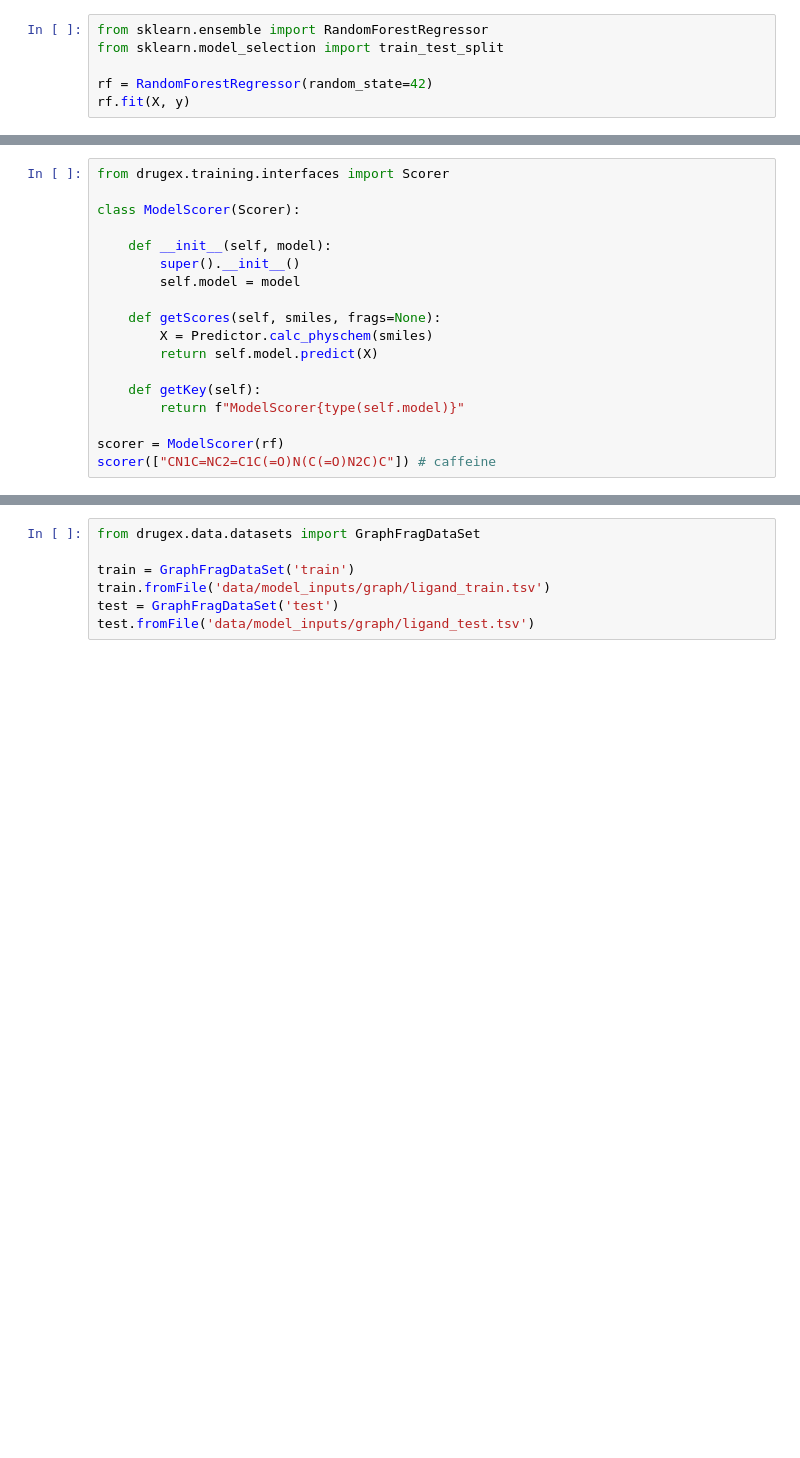
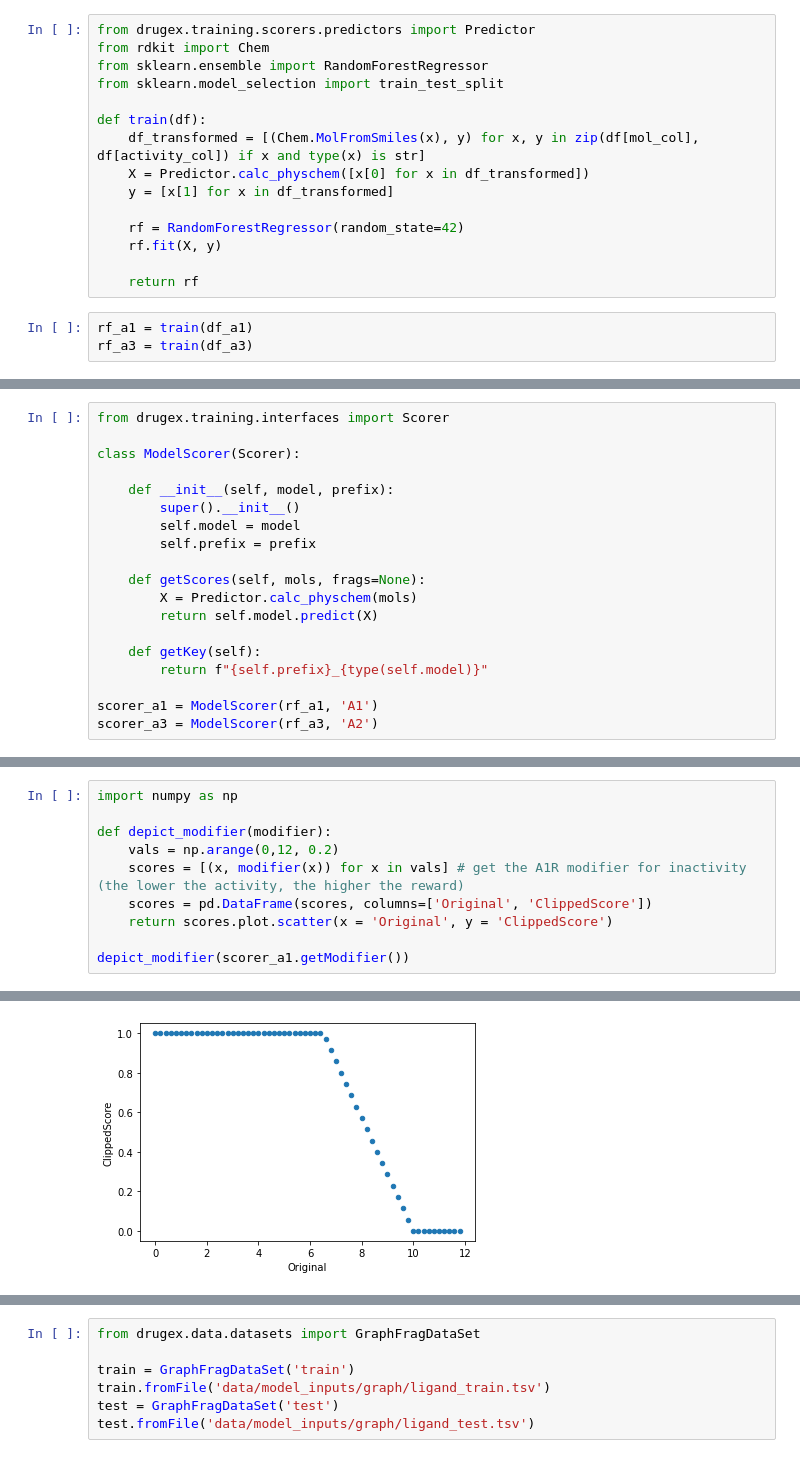
Before and after one commit to CDDLeiden/DrugEx, a Jupyter notebook: tutorial/rl_optimization.ipynb, the cells around one changed output, grey strips where cells are left out. Drawn from its saved outputs; the diff is of its cells as text; blank space fills up the shorter version.

Commit message:
finalize tutorial for the graph-based model

```diff
--- a/tutorial/rl_optimization.ipynb
+++ b/tutorial/rl_optimization.ipynb
@@ -20,6 +80,18 @@ y = df.PCHEMBL_VALUE
+# %%
+from drugex.training.scorers.predictors import Predictor
+from rdkit import Chem
+from sklearn.ensemble import RandomForestRegressor
+from sklearn.model_selection import train_test_split
+
+def train(df):
+    df_transformed = [(Chem.MolFromSmiles(x), y) for x, y in zip(df[mol_col], df[activity_col]) if x and type(x) is str]
+    X = Predictor.calc_physchem([x[0] for x in df_transformed])
+    y = [x[1] for x in df_transformed]
+
+    rf = RandomForestRegressor(random_state=42)
+    rf.fit(X, y)
+
+    return rf
 # %%
-from sklearn.ensemble import RandomForestRegressor
-from sklearn.model_selection import train_test_split
-
-rf = RandomForestRegressor(random_state=42)
-rf.fit(X, y)
+rf_a1 = train(df_a1)
+rf_a3 = train(df_a3)
@@ -30,16 +106,17 @@ from drugex.training.interfaces import Scorer
 
 class ModelScorer(Scorer):
 
-    def __init__(self, model):
+    def __init__(self, model, prefix):
         super().__init__()
         self.model = model
+        self.prefix = prefix
 
-    def getScores(self, smiles, frags=None):
-        X = Predictor.calc_physchem(smiles)
+    def getScores(self, mols, frags=None):
+        X = Predictor.calc_physchem(mols)
         return self.model.predict(X)
 
     def getKey(self):
-        return f"ModelScorer{type(self.model)}"
+        return f"{self.prefix}_{type(self.model)}"
 
-scorer = ModelScorer(rf)
-scorer(["CN1C=NC2=C1C(=O)N(C(=O)N2C)C"]) # caffeine
+scorer_a1 = ModelScorer(rf_a1, 'A1')
+scorer_a3 = ModelScorer(rf_a3, 'A2')
@@ -47,0 +162,11 @@ array([6.0361])
+# %%
+import numpy as np
+
+def depict_modifier(modifier):
+    vals = np.arange(0,12, 0.2)
+    scores = [(x, modifier(x)) for x in vals] # get the A1R modifier for inactivity (the lower the activity, the higher the reward)
+    scores = pd.DataFrame(scores, columns=['Original', 'ClippedScore'])
+    return scores.plot.scatter(x = 'Original', y = 'ClippedScore')
+
+depict_modifier(scorer_a1.getModifier())
+# %% [output]
@@ -47,0 +174 @@ array([6.0361])
+[figure, added]
```
Also changed, not shown: parts of 39 cells of this notebook.
